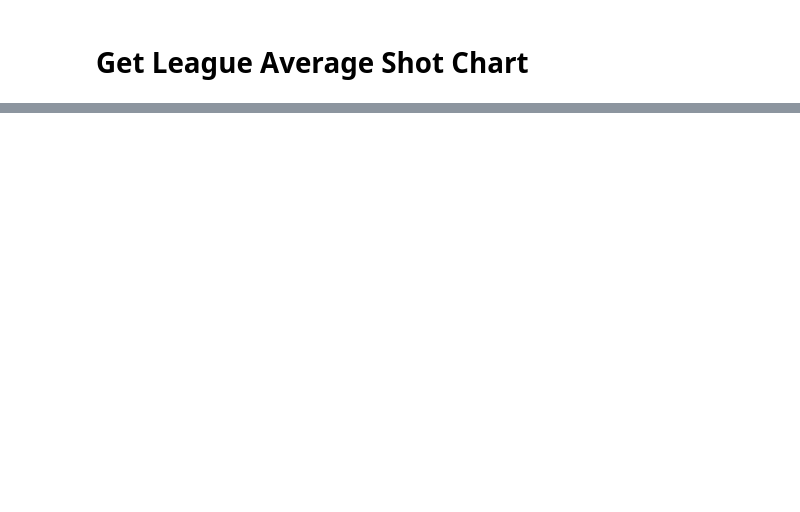
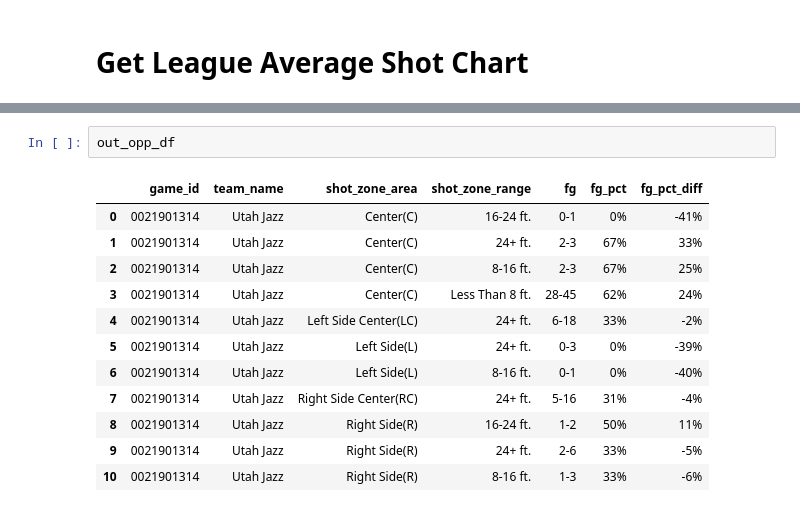
Before and after one commit to SpecCRA/vlads_data_project, a Jupyter notebook: get_shots_data.ipynb, the cells around one changed output, grey strips where cells are left out. Drawn from its saved outputs; the diff is of its cells as text; blank space fills up the shorter version.

```diff
--- a/get_shots_data.ipynb
+++ b/get_shots_data.ipynb
@@ -245,0 +388,15 @@ league_avg_df.to_json('data/shots_league_avg.json', orient = 'records')
+# %%
+out_opp_df
+# %% [output]
+|  | game_id | team_name | shot_zone_area | shot_zone_range | fg | fg_pct | fg_pct_diff |
+| 0 | 0021901314 | Utah Jazz | Center(C) | 16-24 ft. | 0-1 | 0% | -41% |
+| 1 | 0021901314 | Utah Jazz | Center(C) | 24+ ft. | 2-3 | 67% | 33% |
+| 2 | 0021901314 | Utah Jazz | Center(C) | 8-16 ft. | 2-3 | 67% | 25% |
+| 3 | 0021901314 | Utah Jazz | Center(C) | Less Than 8 ft. | 28-45 | 62% | 24% |
+| 4 | 0021901314 | Utah Jazz | Left Side Center(LC) | 24+ ft. | 6-18 | 33% | -2% |
+| 5 | 0021901314 | Utah Jazz | Left Side(L) | 24+ ft. | 0-3 | 0% | -39% |
+| 6 | 0021901314 | Utah Jazz | Left Side(L) | 8-16 ft. | 0-1 | 0% | -40% |
+| 7 | 0021901314 | Utah Jazz | Right Side Center(RC) | 24+ ft. | 5-16 | 31% | -4% |
+| 8 | 0021901314 | Utah Jazz | Right Side(R) | 16-24 ft. | 1-2 | 50% | 11% |
+| 9 | 0021901314 | Utah Jazz | Right Side(R) | 24+ ft. | 2-6 | 33% | -5% |
+| 10 | 0021901314 | Utah Jazz | Right Side(R) | 8-16 ft. | 1-3 | 33% | -6% |
```
Also changed, not shown: parts of 32 cells of this notebook, 4 other files.
